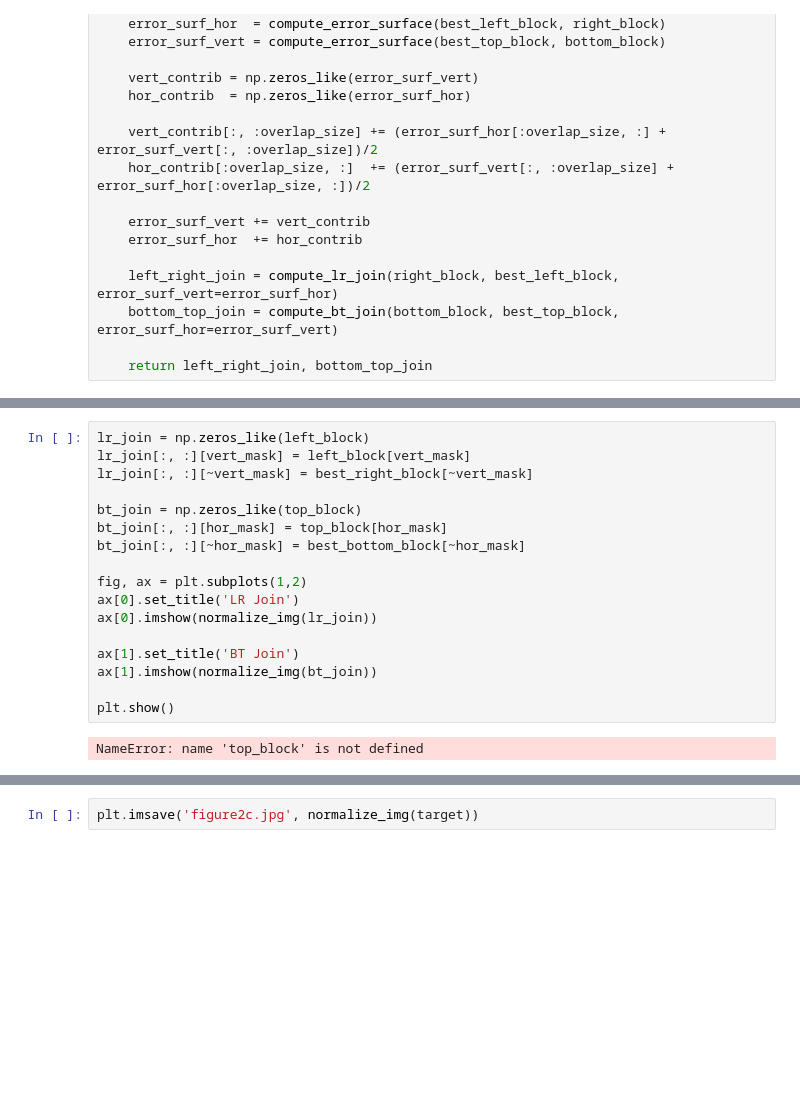
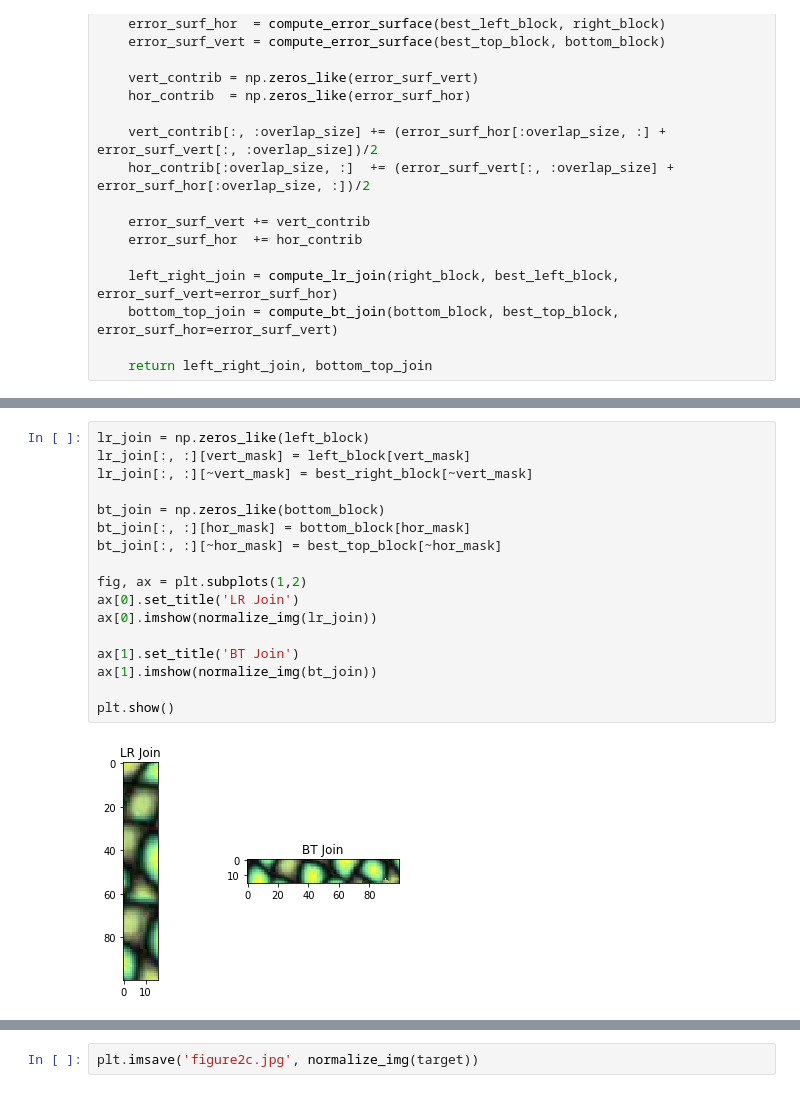
Before and after one commit to lschlessinger1/image-quilting, a Jupyter notebook: notebooks/Figure 2c.ipynb, the cells around one changed output, grey strips where cells are left out. Cells and saved outputs as stored; diff of their text form; blank space fills up the shorter version.

```diff
--- a/notebooks/Figure 2c.ipynb
+++ b/notebooks/Figure 2c.ipynb
@@ -241,22 +241,22 @@ plt.show()
 # %%
 lr_join = np.zeros_like(left_block)
 lr_join[:, :][vert_mask] = left_block[vert_mask]
 lr_join[:, :][~vert_mask] = best_right_block[~vert_mask]
 
-bt_join = np.zeros_like(top_block)
-bt_join[:, :][hor_mask] = top_block[hor_mask]
-bt_join[:, :][~hor_mask] = best_bottom_block[~hor_mask]
+bt_join = np.zeros_like(bottom_block)
+bt_join[:, :][hor_mask] = bottom_block[hor_mask]
+bt_join[:, :][~hor_mask] = best_top_block[~hor_mask]
 
 fig, ax = plt.subplots(1,2)
 ax[0].set_title('LR Join')
 ax[0].imshow(normalize_img(lr_join))
 
 ax[1].set_title('BT Join')
 ax[1].imshow(normalize_img(bt_join))
 
 plt.show()
 # %% [output]
-NameError: name 'top_block' is not defined
+[figure, added]
 # %%
 # join left and right blocks
 left_right_join = np.hstack((left_block[:, :overlap_size//2], best_right_block[:, overlap_size//2:]))
```
Also changed, not shown: parts of 11 cells of this notebook.
